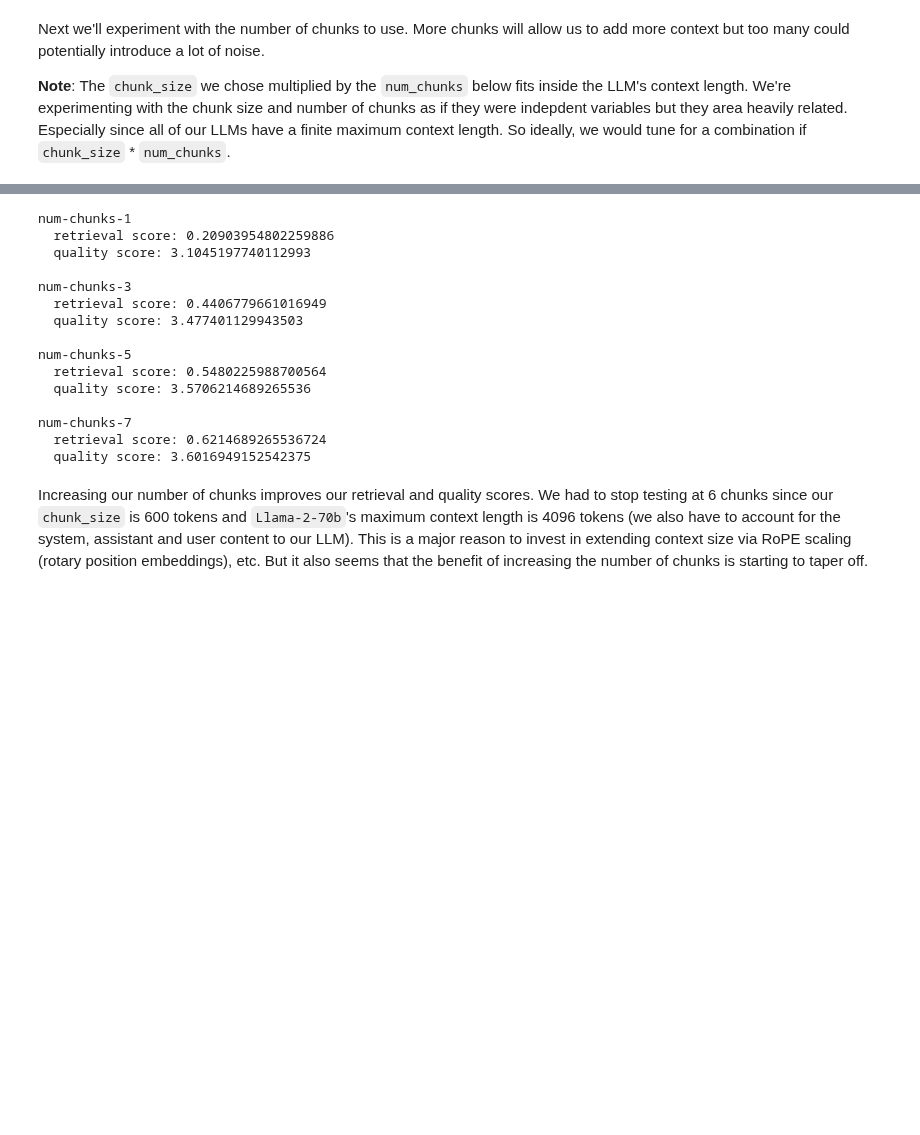
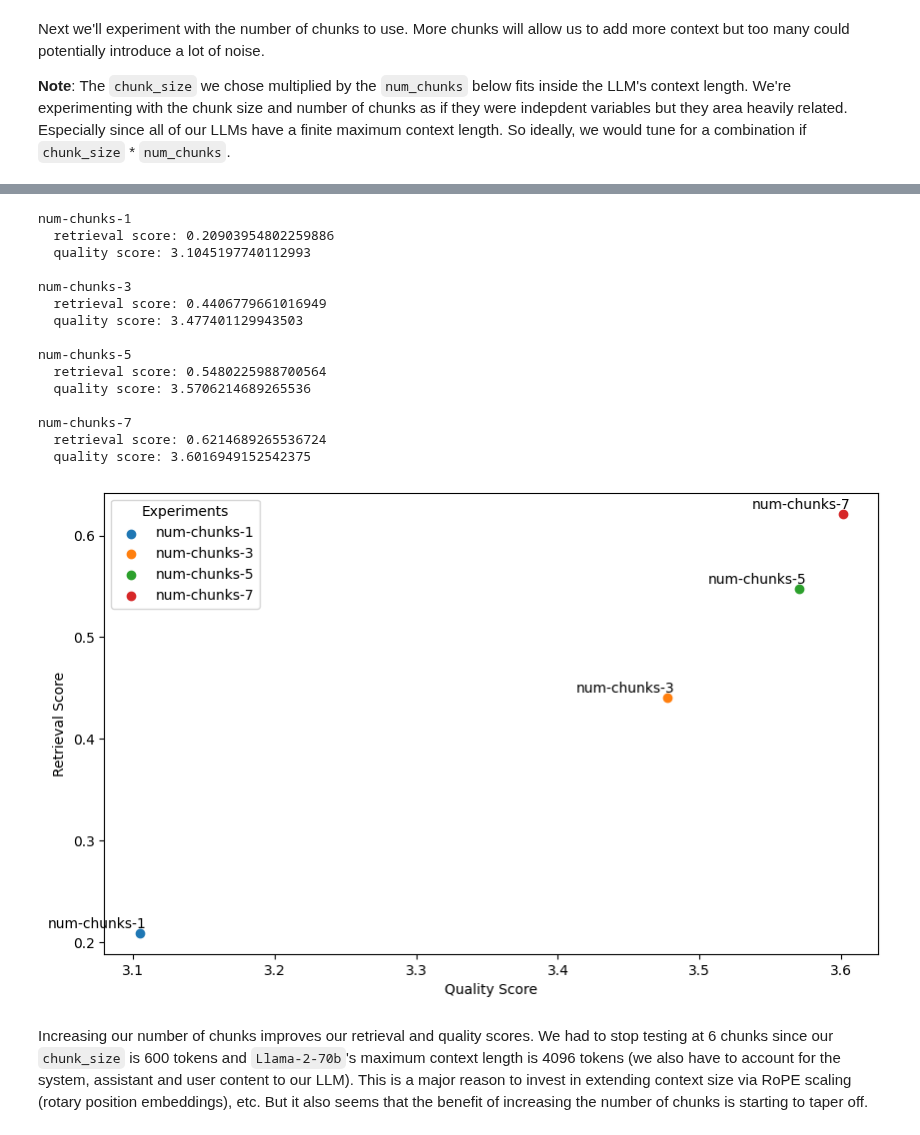
Before and after one commit to ray-project/llm-applications, a Jupyter notebook: notebooks/rag.ipynb, the cells around one changed output, grey strips where cells are left out. Saved outputs shown, nothing was run; the diff lists cells and outputs as text; code cells hidden in the pictures; blank space fills up the shorter version.

```diff
--- a/notebooks/rag.ipynb
+++ b/notebooks/rag.ipynb
@@ -868,25 +933,31 @@ for num_chunks in num_chunks_list:
 # %% [output]
 [interactive output not drawn]
 # %%
+experiment_names = []
 for num_chunks in num_chunks_list:
-    experiment_name=f"num-chunks-{num_chunks}"
-    print_experiment(experiment_name, EXPERIMENTS_DIR)
+    experiment_names.append(f"num-chunks-{num_chunks}")
-# %% [output]
-num-chunks-1
-  retrieval score: 0.20903954802259886
-  quality score: 3.1045197740112993
-
-num-chunks-3
-  retrieval score: 0.4406779661016949
-  quality score: 3.477401129943503
-
-num-chunks-5
-  retrieval score: 0.5480225988700564
-  quality score: 3.5706214689265536
-
-num-chunks-7
-  retrieval score: 0.6214689265536724
-  quality score: 3.6016949152542375
+# %%
+scores = {}
+for experiment_name in experiment_names:
+    scores[experiment_name] = print_experiment(experiment_name, EXPERIMENTS_DIR)
+plot_scores(scores=scores)
+# %% [output]
+num-chunks-1
+  retrieval score: 0.20903954802259886
+  quality score: 3.1045197740112993
+
+num-chunks-3
+  retrieval score: 0.4406779661016949
+  quality score: 3.477401129943503
+
+num-chunks-5
+  retrieval score: 0.5480225988700564
+  quality score: 3.5706214689265536
+
+num-chunks-7
+  retrieval score: 0.6214689265536724
+  quality score: 3.6016949152542375
+[figure, added]
 # %% [markdown]
 Increasing our number of chunks improves our retrieval and quality scores. We had to stop testing at 6 chunks since our `chunk_size` is 600 tokens and `Llama-2-70b`'s maximum context length is 4096 tokens (we also have to account for the system, assistant and user content to our LLM). This is a major reason to invest in extending context size via RoPE scaling (rotary position embeddings), etc. But it also seems that the benefit of increasing the number of chunks is starting to taper off.
 # %%
```
Also changed, not shown: parts of 48 cells of this notebook, 2 other files.
